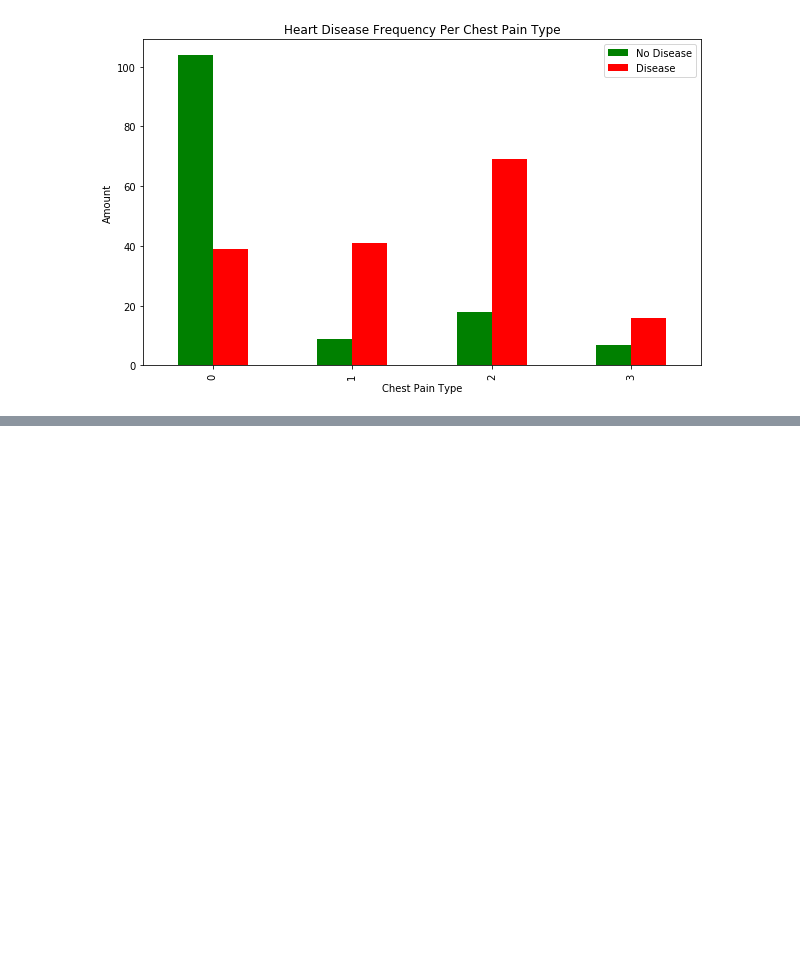
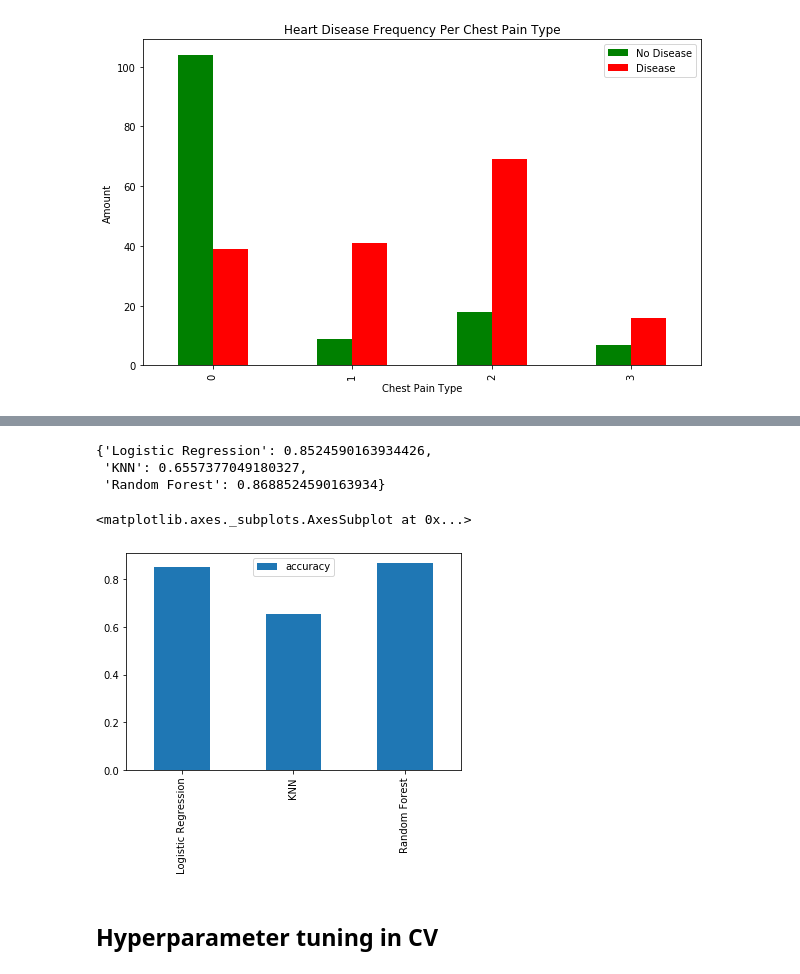
Before and after one commit to basharArif/heart-disease-classification, a Jupyter notebook: heart-disease-classification.ipynb, the cells around one changed output, grey strips where cells are left out. Drawn from its saved outputs; the diff is of its cells as text; code cells hidden in the pictures; blank space fills up the shorter version.

Commit message:
Hyperparameter tuning

```diff
--- a/heart-disease-classification.ipynb
+++ b/heart-disease-classification.ipynb
@@ -178,0 +212,4 @@ plt.show()
+# %%
+# Split data into x and y
+x = df.drop("target", axis=1)
+y = df["target"]
@@ -178,0 +247,47 @@ plt.show()
+# %%
+# Split data into train and test sets
+np.random.seed(100)
+
+x_train, x_test, y_train, y_test = train_test_split(x,
+                                                    y,
+                                                    test_size=0.2)
+# %%
+# Put model in a dictionary
+models = {"Logistic Regression": LogisticRegression(),
+          "KNN": KNeighborsClassifier(),
+          "Random Forest": RandomForestClassifier()}
+
+# Function to fit and score models
+def fit_and_score(models, x_train, x_test, y_train, y_test):
+    #set random seed
+    np.random.seed(100)
+
+    #dictionary to keed model scores
+    model_scores = {}
+
+    for name, model in models.items():
+        #fit the model to the data
+        model.fit(x_train, y_train)
+
+        #Evaluate the model and append its score to model_scores
+        model_scores[name] = model.score(x_test, y_test)
+    return model_scores
+# %%
+model_scores = fit_and_score(models=models,
+                             x_train=x_train,
+                             x_test=x_test,
+                             y_train=y_train,
+                             y_test=y_test)
+model_scores
+# %% [output]
+{'Logistic Regression': 0.8524590163934426,
+ 'KNN': 0.6557377049180327,
+ 'Random Forest': 0.8688524590163934}
+# %%
+model_compare = pd.DataFrame(model_scores, index=["accuracy"])
+model_compare.T.plot.bar()
+# %% [output]
+<matplotlib.axes._subplots.AxesSubplot at 0x...>
+[figure, added]
+# %% [markdown]
+## Hyperparameter tuning in CV
```
Also changed, not shown: parts of 22 cells of this notebook.
